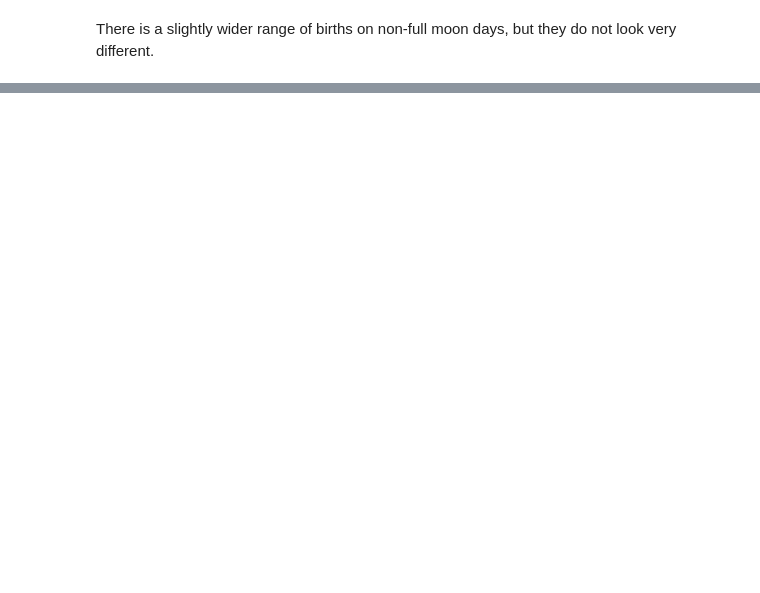
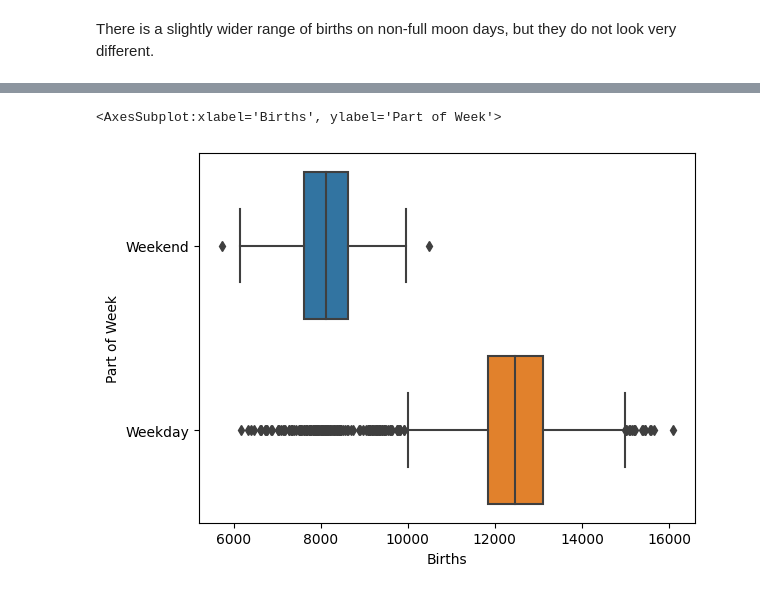
Before and after one commit to alisonkhill/babymoon, a Jupyter notebook: main.ipynb, the cells around one changed output, grey strips where cells are left out. Cells and saved outputs as stored; diff of their text form; code cells hidden in the pictures; blank space fills up the shorter version.

```diff
--- a/main.ipynb
+++ b/main.ipynb
@@ -320,0 +220,5 @@ The distributions all are roughly the same shape (bimodal). But since the distri
+# %%
+sns.boxplot(babymoons_df, x='Births', y='Part of Week')
+# %% [output]
+<AxesSubplot:xlabel='Births', ylabel='Part of Week'>
+[figure, added]
```
Also changed, not shown: parts of 27 cells of this notebook.
